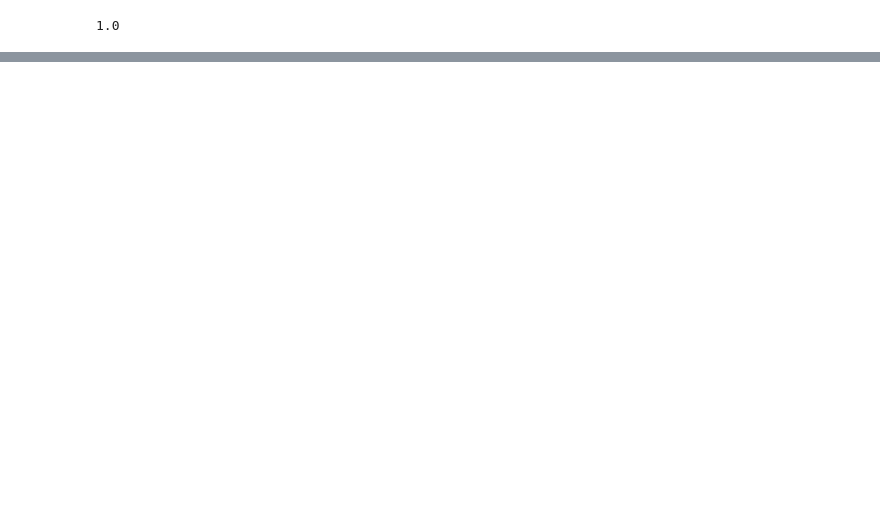
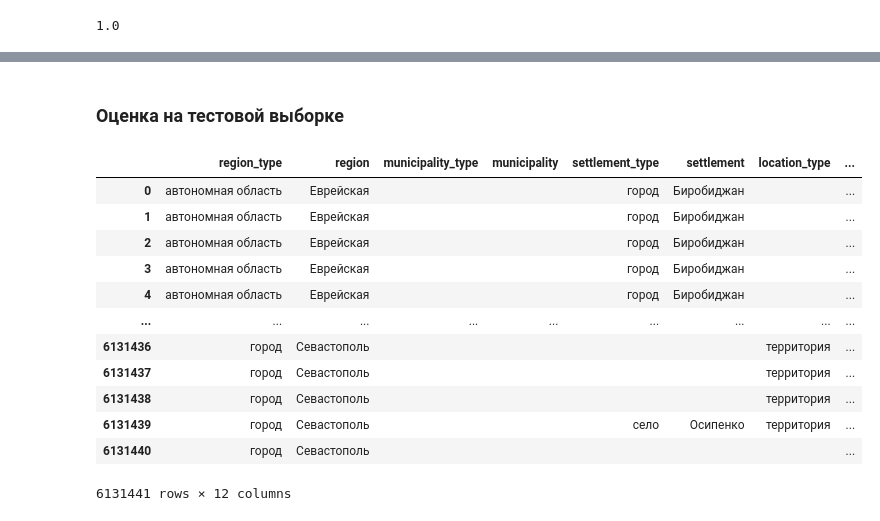
Before and after one commit to hekaido/rucode_7.0, a Jupyter notebook: C/ner.ipynb, the cells around one changed output, grey strips where cells are left out. Saved outputs shown, nothing was run; the diff lists cells and outputs as text; code cells hidden in the pictures; blank space fills up the shorter version.

```diff
--- a/C/ner.ipynb
+++ b/C/ner.ipynb
@@ -414,0 +575,2 @@ len(a[0].unique().tolist())
+# %% [markdown]
+### Оценка на тестовой выборке
@@ -414,0 +585,28 @@ len(a[0].unique().tolist())
+# %%
+val_set[['settlement_type', 'settlement']] = pd.DataFrame(df['chunk_3'].apply(settlement_filler).tolist(),
+                                                                  columns=['settlement_type', 'settlement'])
+# %%
+val_set[['location_type', 'location']] = pd.DataFrame(df['chunk_4'].apply(location_filler).tolist(),
+                                                                  columns=['location_type', 'location'])
+# %%
+val_set[['street_type', 'street']] = pd.DataFrame(df_test['chunk_5'].apply(street_filler).tolist(),
+                                                                  columns=['street_type', 'street'])
+# %%
+val_set['house'] = df['chunk_6'].apply(house_filler)
+val_set['source'] = df['chunk_7'].apply(source_filler)
+# %%
+val_set
+# %% [output]
+|  | region_type | region | municipality_type | municipality | settlement_type | settlement | location_type | ... |
+| 0 | автономная область | Еврейская |  |  | город | Биробиджан |  | ... |
+| 1 | автономная область | Еврейская |  |  | город | Биробиджан |  | ... |
+| 2 | автономная область | Еврейская |  |  | город | Биробиджан |  | ... |
+| 3 | автономная область | Еврейская |  |  | город | Биробиджан |  | ... |
+| 4 | автономная область | Еврейская |  |  | город | Биробиджан |  | ... |
+| ... | ... | ... | ... | ... | ... | ... | ... | ... |
+| 6131436 | город | Севастополь |  |  |  |  | территория | ... |
+| 6131437 | город | Севастополь |  |  |  |  | территория | ... |
+| 6131438 | город | Севастополь |  |  |  |  | территория | ... |
+| 6131439 | город | Севастополь |  |  | село | Осипенко | территория | ... |
+| 6131440 | город | Севастополь |  |  |  |  |  | ... |
+6131441 rows × 12 columns
```
Also changed, not shown: parts of 78 cells of this notebook.
